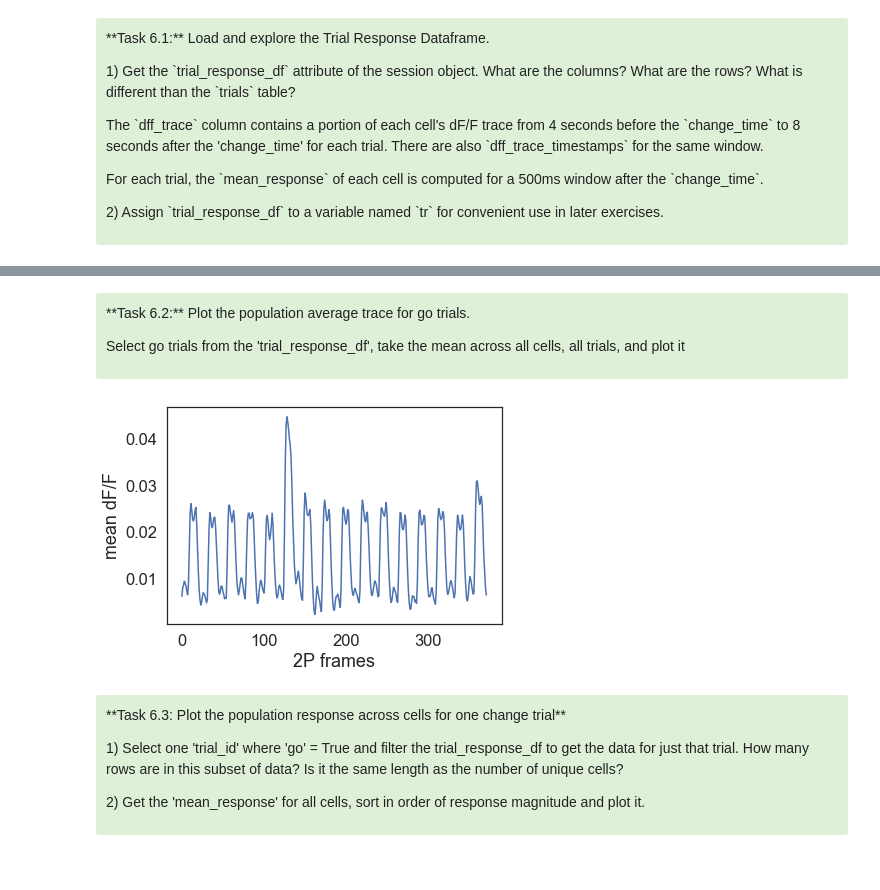
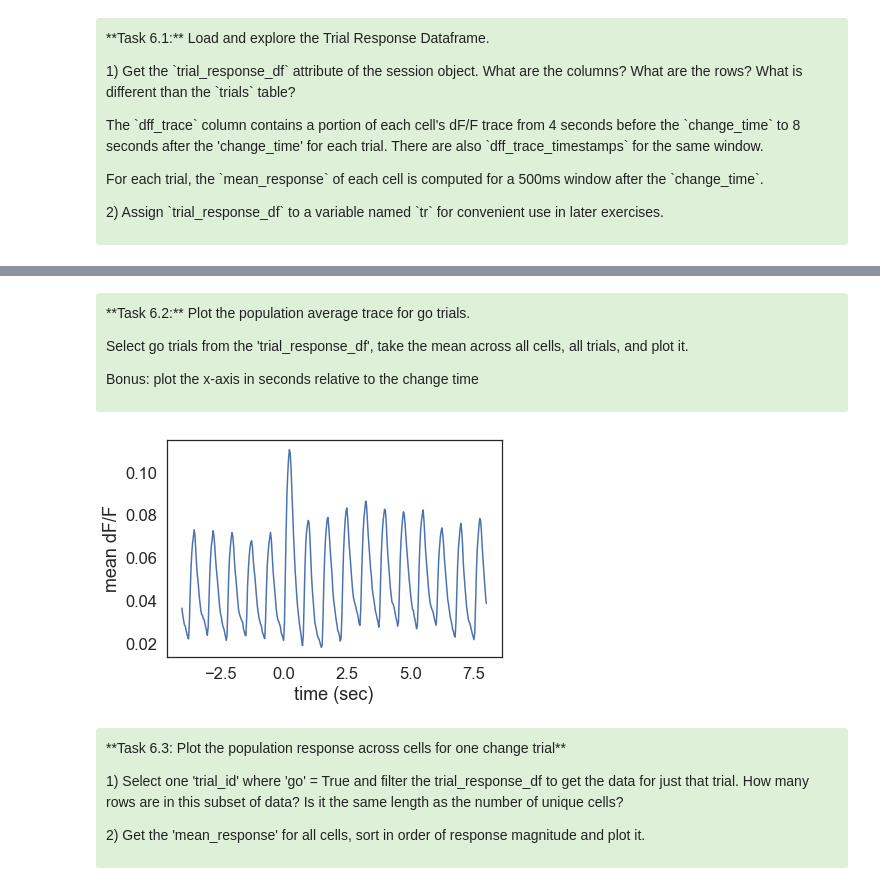
Before and after one commit to AllenInstitute/SWDB_2019, a Jupyter notebook: DynamicBrain/VisualBehavior_solutions.ipynb, the cells around one changed output, grey strips where cells are left out. Cells and saved outputs as stored; diff of their text form; code cells hidden in the pictures.

```diff
--- a/DynamicBrain/VisualBehavior_solutions.ipynb
+++ b/DynamicBrain/VisualBehavior_solutions.ipynb
@@ -114,8 +119,8 @@ stage_types: ['OPHYS_1_images_A' 'OPHYS_2_images_A_passive' 'OPHYS_3_images_A'
 </div>
 # %%
 # get a random experiment
-experiment_index = np.random.random_integers(low=0,high=len(manifest.ophys_experiment_id.values))
-experiment_id = manifest.ophys_experiment_id.values[experiment_index]
+# experiment_index = np.random.random_integers(low=0,high=len(manifest.ophys_experiment_id.values))
+experiment_id = manifest.ophys_experiment_id.sample(1).values[0]
 # %%
 # get the metadata for this experiment from the manifest
 row = manifest.loc[manifest['ophys_experiment_id'] == experiment_id]
@@ -779,20 +767,23 @@ tr.head()
 <div style="background: #DFF0D8; border-radius: 3px; padding: 10px;">
 <p>**Task 6.2:** Plot the population average trace for go trials.
 
-<p>Select go trials from the 'trial_response_df', take the mean across all cells, all trials, and plot it
+<p>Select go trials from the 'trial_response_df', take the mean across all cells, all trials, and plot it.
+
+<p>Bonus: plot the x-axis in seconds relative to the change time
 
 </div>
 # %%
 # plot the mean trace across all cells for go trials
 fig, ax = plt.subplots()
 
 traces = tr[tr.go==True].dff_trace.values
 mean_trace = np.mean(traces, axis=0)
-ax.plot(mean_trace)
-ax.set_xlabel('2P frames');
+time_seconds = tr.iloc[0].dff_trace_timestamps  - tr.iloc[0].change_time
+ax.plot(time_seconds, mean_trace)
+ax.set_xlabel('time (sec)');
 ax.set_ylabel('mean dF/F');
 # %% [output]
-[figure, old version]
+[figure, new version]
 # %% [markdown]
 <div style="background: #DFF0D8; border-radius: 3px; padding: 10px;">
 <p>**Task 6.3: Plot the population response across cells for one change trial**
```
Also changed, not shown: parts of 58 cells of this notebook, 2 other files.
